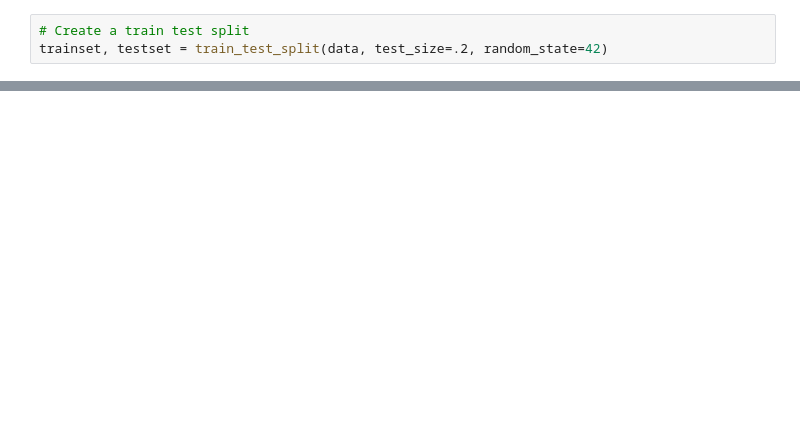
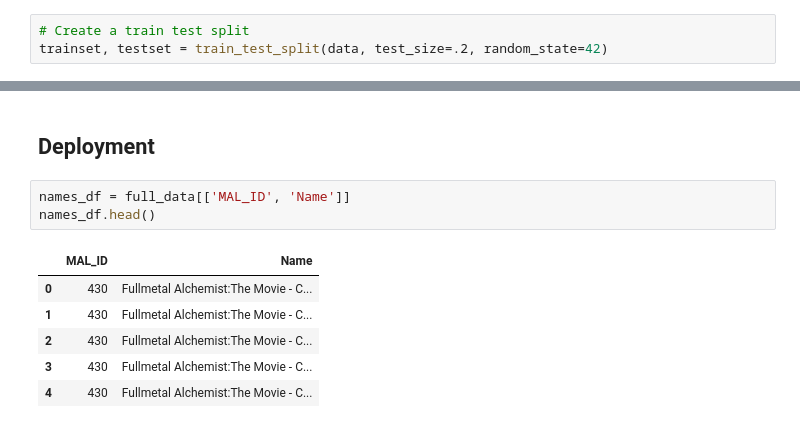
Before and after one commit to emmigalfo/AnimeSage, a Jupyter notebook: Modeling.ipynb, the cells around one changed output, grey strips where cells are left out. Saved outputs shown, nothing was run; the diff lists cells and outputs as text; blank space fills up the shorter version.

```diff
--- a/Modeling.ipynb
+++ b/Modeling.ipynb
@@ -126,0 +243,12 @@ IOStream.flush timed out
+# %% [markdown]
+## Deployment
+# %%
+names_df = full_data[['MAL_ID', 'Name']]
+names_df.head()
+# %% [output]
+|  | MAL_ID | Name |
+| 0 | 430 | Fullmetal Alchemist:The Movie - C... |
+| 1 | 430 | Fullmetal Alchemist:The Movie - C... |
+| 2 | 430 | Fullmetal Alchemist:The Movie - C... |
+| 3 | 430 | Fullmetal Alchemist:The Movie - C... |
+| 4 | 430 | Fullmetal Alchemist:The Movie - C... |
```
Also changed, not shown: parts of 65 cells of this notebook.
